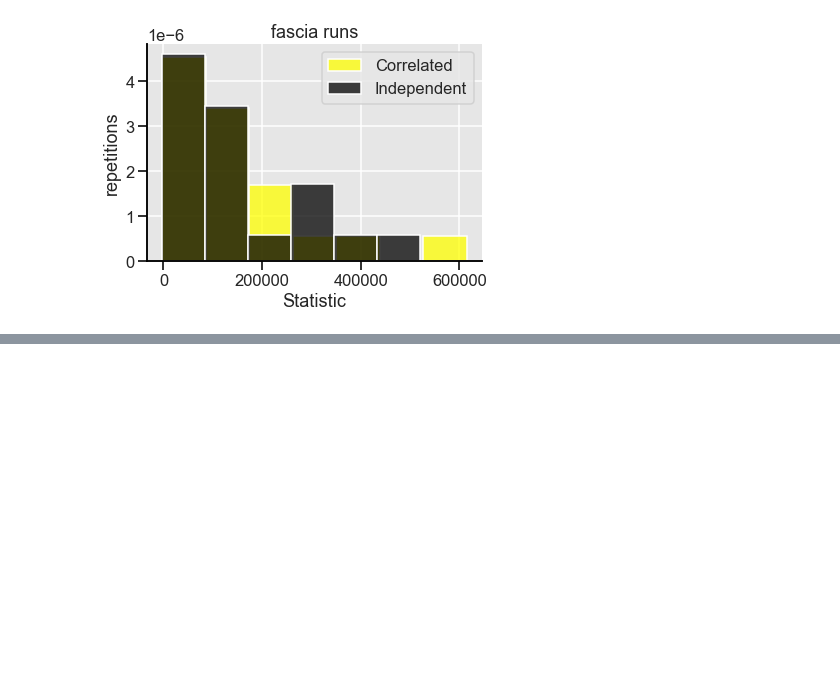
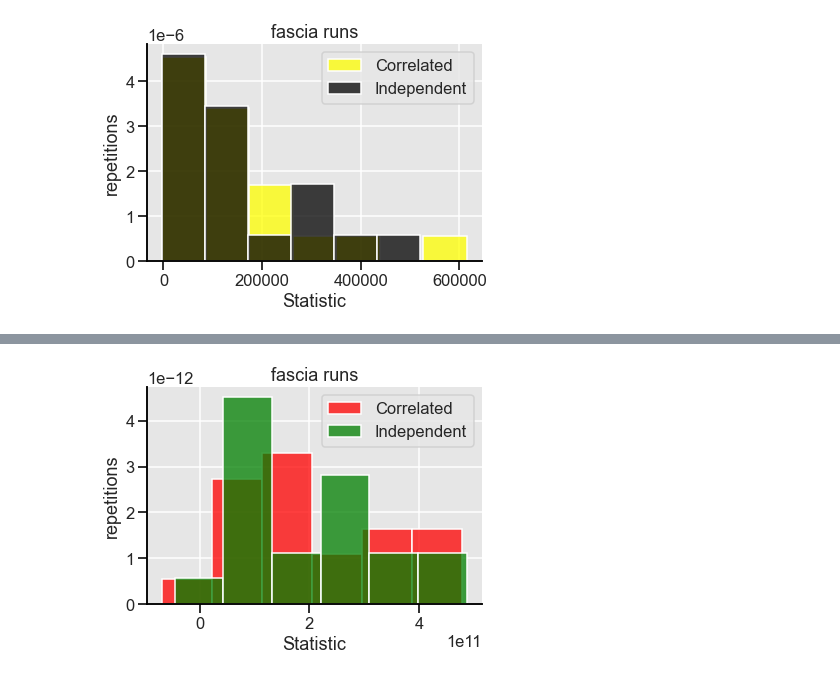
Before and after one commit to louishu17/tree_color_coding_task, a Jupyter notebook: Jupyter Vizualizations/fascia_viz.ipynb, the cells around one changed output, grey strips where cells are left out. Cells and saved outputs as stored; diff of their text form; code cells hidden in the pictures; blank space fills up the shorter version.

```diff
--- a/Jupyter Vizualizations/fascia_viz.ipynb
+++ b/Jupyter Vizualizations/fascia_viz.ipynb
@@ -145,0 +174,14 @@ sns.despine(right = True, top=True)
+# %%
+# K=6 p =0.1
+curve = True
+list1 = [2.332001e+10, 1.726196e+11, 1.709293e+11, -6.837781e+10, 3.407047e+11, 2.690094e+11, 8.279619e+10, 1.345182e+11, 2.939359e+10, 1.193348e+11, 1.059412e+11, 3.235944e+11, 2.270922e+11, 4.053987e+11, 3.937565e+11, 1.992446e+11, 1.130963e+11, 1.418064e+11, 3.407123e+11, 4.793309e+11]
+list2 = [6.481982e+10, 5.999395e+10, 4.867391e+11, 2.634334e+11, -4.535169e+10, 4.492119e+11, 3.900726e+11, 7.633577e+10, 1.951812e+11, 2.683038e+11, 1.374382e+11, 2.597975e+11, 4.437418e+10, 2.867222e+11, 1.201580e+11, 1.184435e+11, 9.162514e+10, 3.921527e+11, 8.465768e+10, 2.689636e+11]
+
+sns.histplot(list1, color='red', label='Correlated', stat = "density")
+sns.histplot(list2, color='green', label="Independent", stat = "density").set(xlabel = 'Statistic', ylabel = 'repetitions', title = 'fascia runs')
+plt.legend()
+sns.set_style("darkgrid", {'ytick.left' : True, 'xtick.bottom': True, 'axes.spines.left': True, 'grid.color': '1', 'axes.edgecolor': '0', 'axes.spines.right': False, "axes.facecolor": ".9"})
+sns.set_context("talk")
+sns.despine(right = True, top=True)
+# %% [output]
+[figure, added]
```
Also changed, not shown: parts of 3 cells of this notebook.
